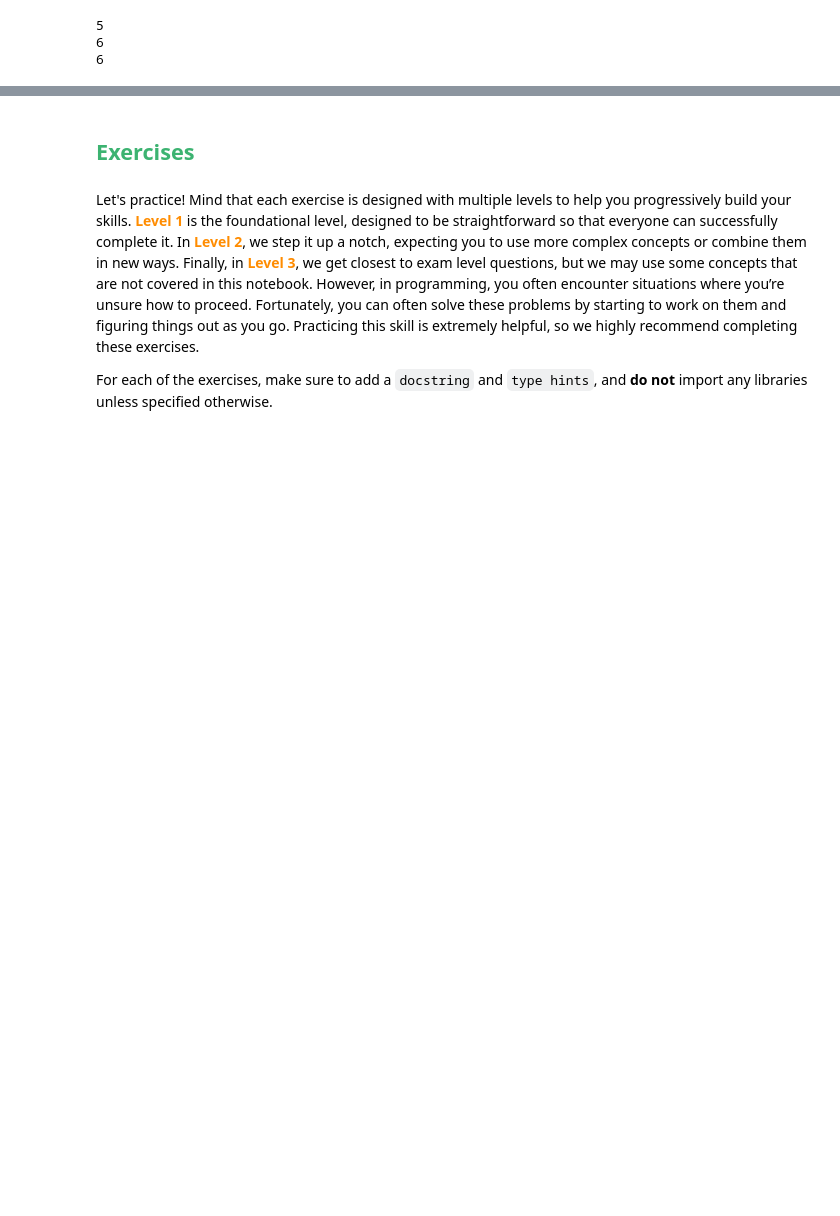
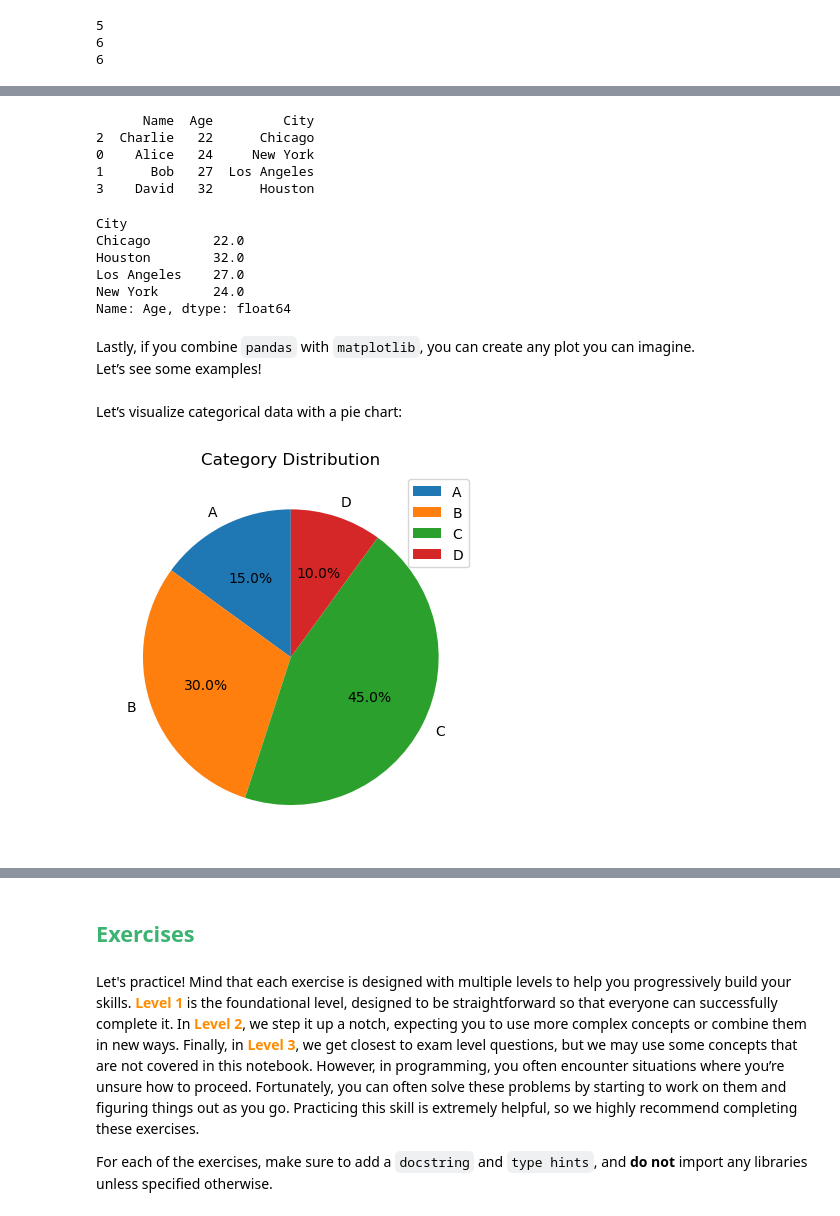
Before and after one commit to VU-IntroPython/TAs-Material, a Jupyter notebook: notebooks/09-libraries/libraries.ipynb, the cells around one changed output, grey strips where cells are left out. Drawn from its saved outputs; the diff is of its cells as text; code cells hidden in the pictures; blank space fills up the shorter version.

```diff
--- a/notebooks/09-libraries/libraries.ipynb
+++ b/notebooks/09-libraries/libraries.ipynb
@@ -91,0 +299,24 @@ class Person:
+# %%
+# Sort by Age
+sorted_df = df.sort_values(by='Age')
+print(sorted_df)
+# %% [output]
+      Name  Age         City
+2  Charlie   22      Chicago
+0    Alice   24     New York
+1      Bob   27  Los Angeles
+3    David   32      Houston
+# %%
+# Group by City and get the average Age
+grouped_df = df.groupby('City')['Age'].mean()
+print(grouped_df)
+# %% [output]
+City
+Chicago        22.0
+Houston        32.0
+Los Angeles    27.0
+New York       24.0
+Name: Age, dtype: float64
+# %% [markdown]
+Lastly, if you combine `pandas` with `matplotlib`, you can create any plot you can imagine.
+Let’s see some examples!
@@ -91,0 +325,18 @@ class Person:
+# %% [markdown]
+Let’s visualize categorical data with a pie chart:
+# %%
+# Sample data for a pie chart
+data: Dict[str, List[any]] = {
+    'Category': ['A', 'B', 'C', 'D'],
+    'Values': [15, 30, 45, 10]
+}
+
+df = pd.DataFrame(data)
+
+# Create a pie chart
+df.plot(kind='pie', y='Values', labels=df['Category'], autopct='%1.1f%%', startangle=90)
+plt.title('Category Distribution')
+plt.ylabel('')
+plt.show()
+# %% [output]
+[figure, added]
```
Also changed, not shown: parts of 57 cells of this notebook.
